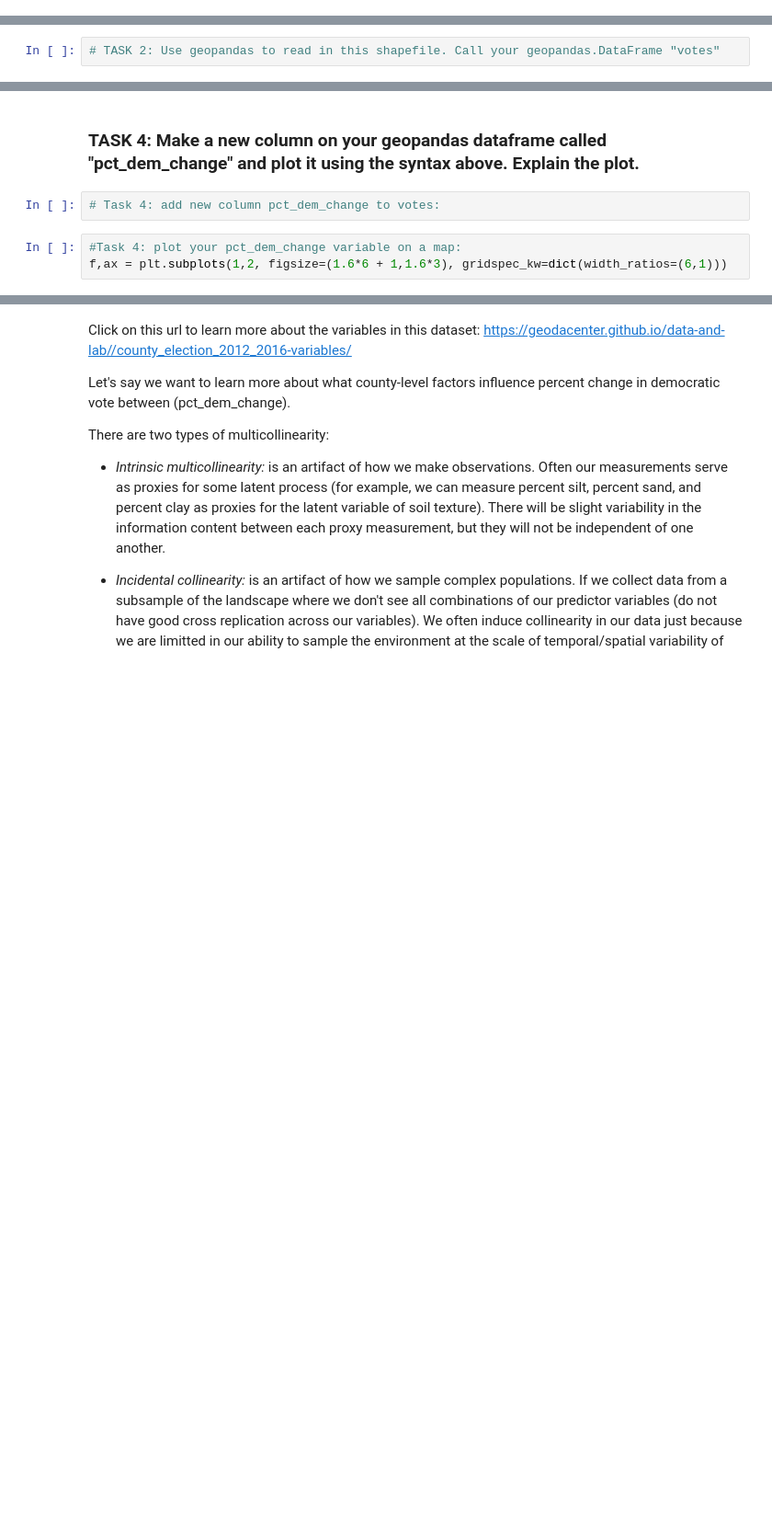
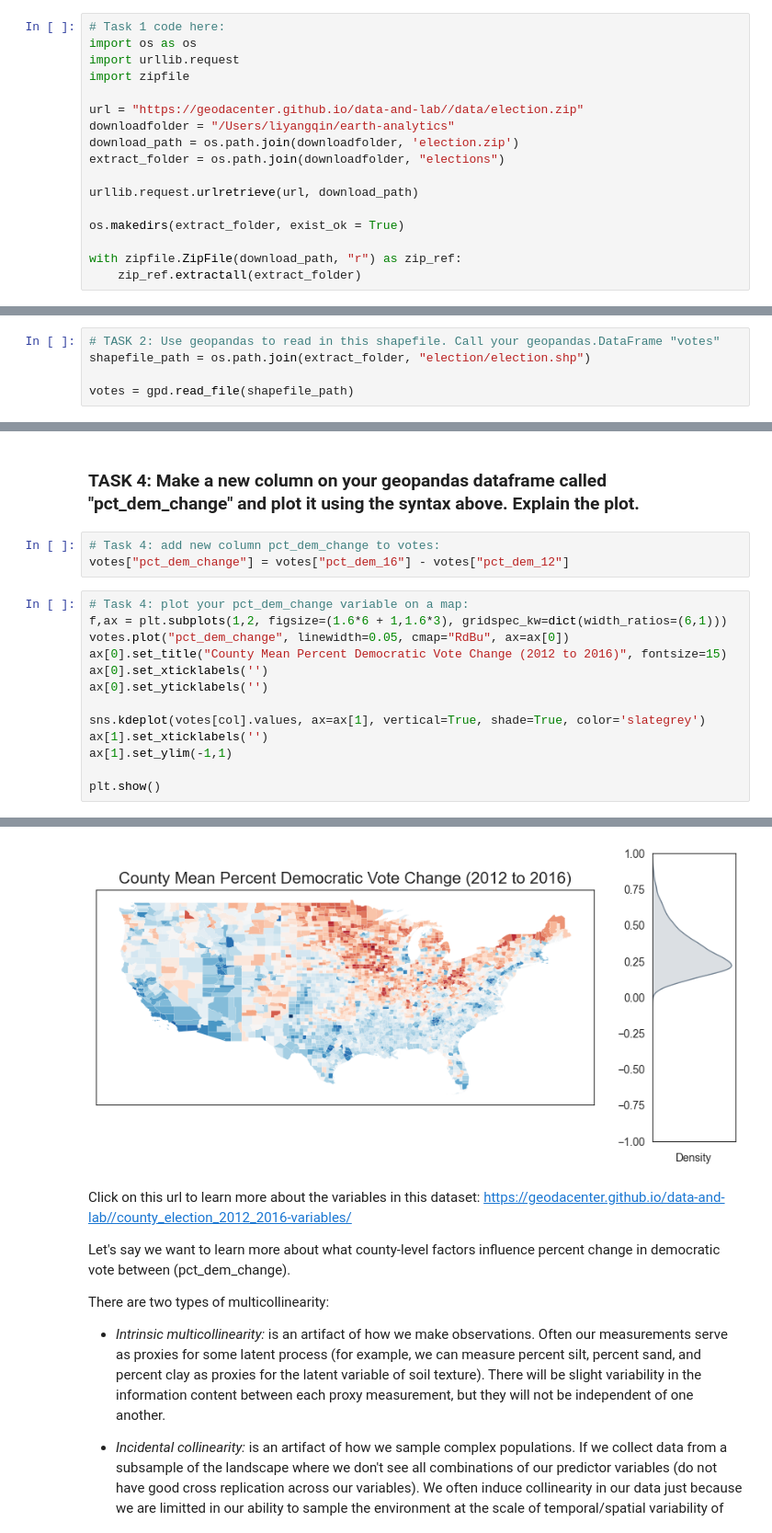
Before and after one commit to LizCarter492/EnvDatSci, a Jupyter notebook: CodeSprints/FeatureDependence.ipynb, the cells around one changed output, grey strips where cells are left out. Shown at 92% size. Cells and saved outputs as stored; diff of their text form; blank space fills up the shorter version.

```diff
--- a/CodeSprints/FeatureDependence.ipynb
+++ b/CodeSprints/FeatureDependence.ipynb
@@ -66,4 +64,24 @@ When you are out in the world doing research, you often will not find a ready-ma
+# %%
+# Task 1 code here:
+import os as os
+import urllib.request
+import zipfile
+
+url = "https://geodacenter.github.io/data-and-lab//data/election.zip"
+downloadfolder = "/Users/liyangqin/earth-analytics"
+download_path = os.path.join(downloadfolder, 'election.zip')
+extract_folder = os.path.join(downloadfolder, "elections")
+
+urllib.request.urlretrieve(url, download_path)
+
+os.makedirs(extract_folder, exist_ok = True)
+
+with zipfile.ZipFile(download_path, "r") as zip_ref:
+    zip_ref.extractall(extract_folder)
 # %% [markdown]
 ### TASK 2: Use geopandas to read in this shapefile. Call your geopandas.DataFrame "votes"
 # %%
 # TASK 2: Use geopandas to read in this shapefile. Call your geopandas.DataFrame "votes"
+shapefile_path = os.path.join(extract_folder, "election/election.shp")
+
+votes = gpd.read_file(shapefile_path)
@@ -112,6 +225,18 @@ plt.show()
 ### TASK 4: Make a new column on your geopandas dataframe called "pct_dem_change" and plot it using the syntax above. Explain the plot.
 # %%
 # Task 4: add new column pct_dem_change to votes:
+votes["pct_dem_change"] = votes["pct_dem_16"] - votes["pct_dem_12"]
 # %%
-#Task 4: plot your pct_dem_change variable on a map:
+# Task 4: plot your pct_dem_change variable on a map:
 f,ax = plt.subplots(1,2, figsize=(1.6*6 + 1,1.6*3), gridspec_kw=dict(width_ratios=(6,1)))
+votes.plot("pct_dem_change", linewidth=0.05, cmap="RdBu", ax=ax[0])
+ax[0].set_title("County Mean Percent Democratic Vote Change (2012 to 2016)", fontsize=15)
+ax[0].set_xticklabels('')
+ax[0].set_yticklabels('')
+
+sns.kdeplot(votes[col].values, ax=ax[1], vertical=True, shade=True, color='slategrey')
+ax[1].set_xticklabels('')
+ax[1].set_ylim(-1,1)
+
+plt.show()
+# %% [output]
@@ -118,3 +252,4 @@ f,ax = plt.subplots(1,2, figsize=(1.6*6 + 1,1.6*3), gridspec_kw=dict(width_ratio
+[figure, added]
 # %% [markdown]
 Click on this url to learn more about the variables in this dataset: https://geodacenter.github.io/data-and-lab//county_election_2012_2016-variables/
 
```
Also changed, not shown: parts of 47 cells of this notebook.
